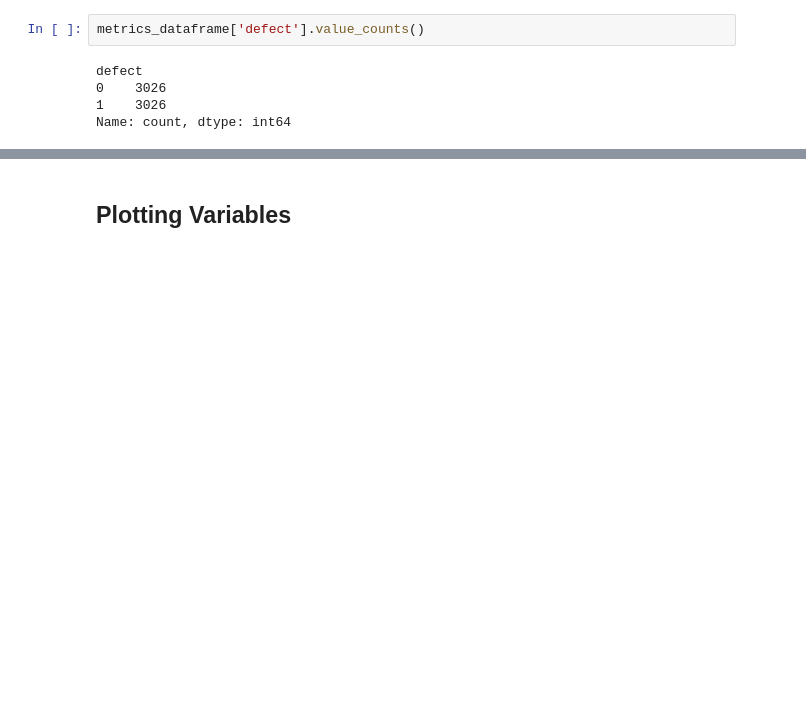
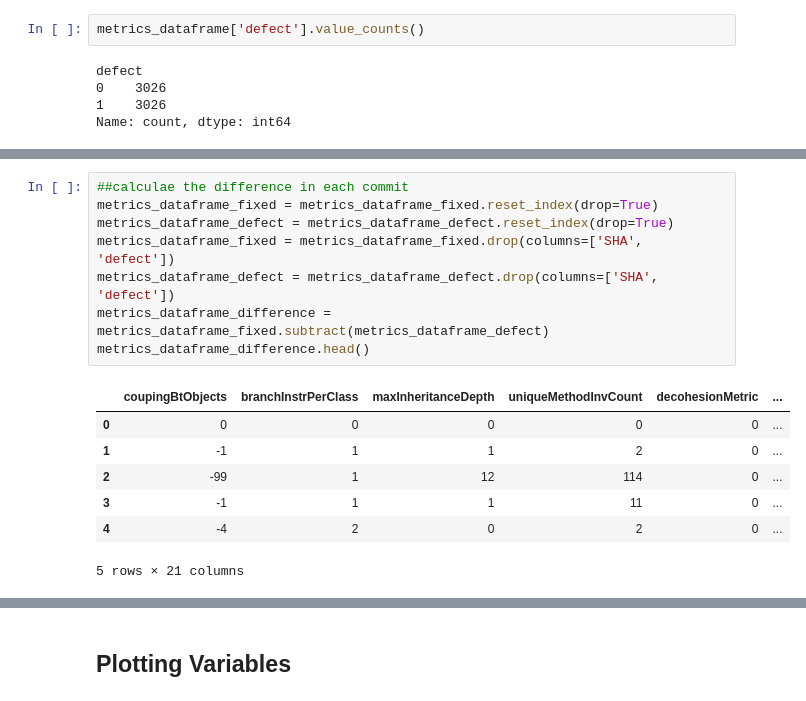
Before and after one commit to Snakekill88/AI_Tools_Final_Project, a Jupyter notebook: AI_Tools_Final_Project.ipynb, the cells around one changed output, grey strips where cells are left out. Saved outputs shown, nothing was run; the diff lists cells and outputs as text; blank space fills up the shorter version.

```diff
--- a/AI_Tools_Final_Project.ipynb
+++ b/AI_Tools_Final_Project.ipynb
@@ -247,0 +252,16 @@ Name: count, Length: 68, dtype: int64
+# %%
+##calculae the difference in each commit
+metrics_dataframe_fixed = metrics_dataframe_fixed.reset_index(drop=True)
+metrics_dataframe_defect = metrics_dataframe_defect.reset_index(drop=True)
+metrics_dataframe_fixed = metrics_dataframe_fixed.drop(columns=['SHA', 'defect'])
+metrics_dataframe_defect = metrics_dataframe_defect.drop(columns=['SHA', 'defect'])
+metrics_dataframe_difference = metrics_dataframe_fixed.subtract(metrics_dataframe_defect)
+metrics_dataframe_difference.head()
+# %% [output]
+|  | coupingBtObjects | branchInstrPerClass | maxInheritanceDepth | uniqueMethodInvCount | decohesionMetric | ... |
+| 0 | 0 | 0 | 0 | 0 | 0 | ... |
+| 1 | -1 | 1 | 1 | 2 | 0 | ... |
+| 2 | -99 | 1 | 12 | 114 | 0 | ... |
+| 3 | -1 | 1 | 1 | 11 | 0 | ... |
+| 4 | -4 | 2 | 0 | 2 | 0 | ... |
+5 rows × 21 columns
```
Also changed, not shown: parts of 20 cells of this notebook, 1 other file.
